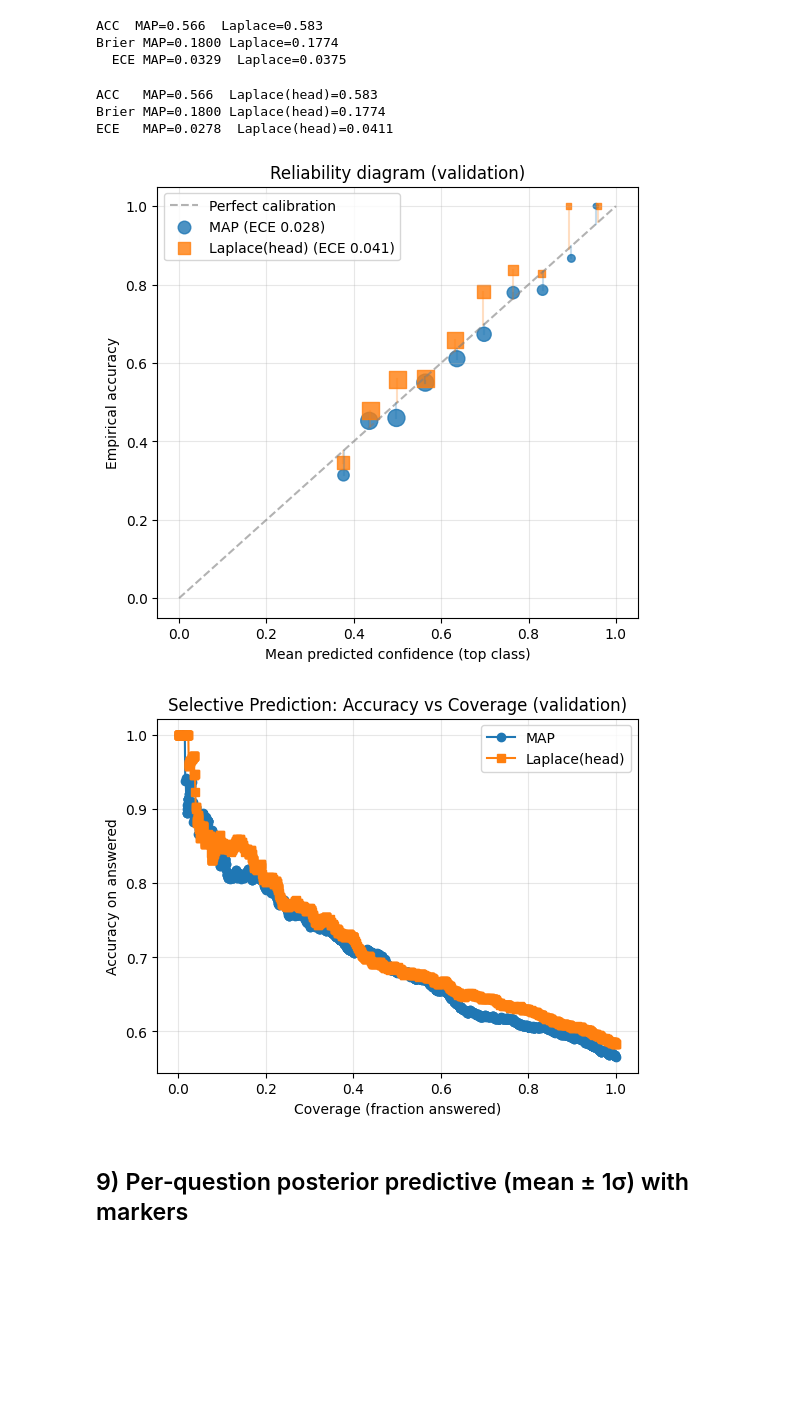
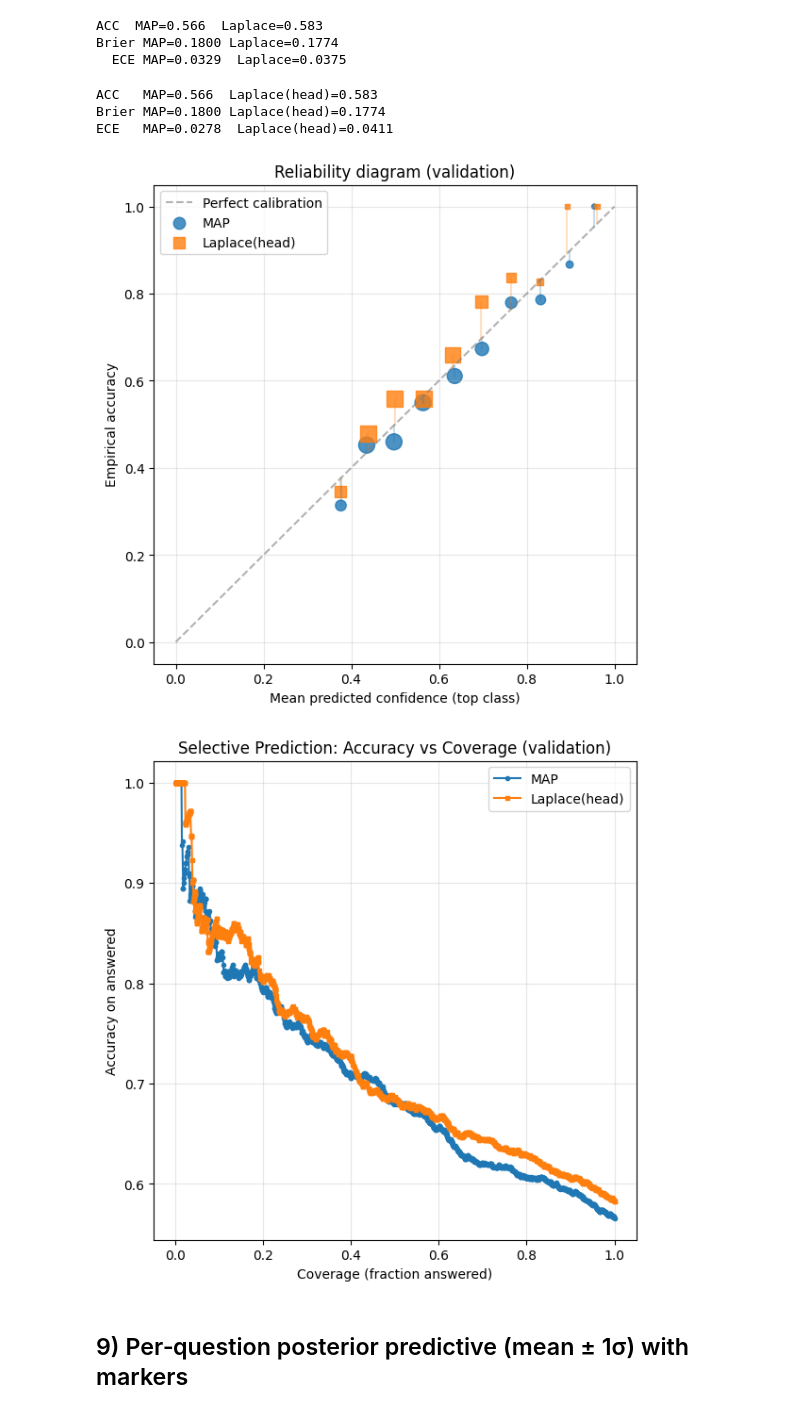
Before and after one commit to rdisipio/BayesianLM-QA, a Jupyter notebook: lora_laplace.ipynb, the cells around one changed output. Drawn from its saved outputs; the diff is of its cells as text; code cells hidden in the pictures; blank space fills up the shorter version.

Commit message:
plot style

```diff
--- a/lora_laplace.ipynb
+++ b/lora_laplace.ipynb
@@ -683,51 +683,51 @@ print(f"ECE   MAP={ece_map:.4f}  Laplace(head)={ece_lap:.4f}")
 m_m, a_m, c_m, n_m = reliability_points_equalwidth(p_te_map, y_te, n_bins=15)
 m_l, a_l, c_l, n_l = reliability_points_equalwidth(p_te_lap, y_te, n_bins=15)
 
-plt.figure(figsize=(6.2,5.6))
+plt.figure(figsize=(6.6,6.6))
 plt.plot([0,1],[0,1], '--', color='gray', alpha=0.6, label="Perfect calibration")
 # MAP points
-plt.scatter(c_m, a_m, s=np.clip(n_m, 15, 150), marker='o', alpha=0.8, label=f"MAP (ECE {ece_map:.3f})")
+plt.scatter(c_m, a_m, s=np.clip(n_m, 15, 150), marker='o', alpha=0.8, label=f"MAP")
 for cm, am in zip(c_m, a_m):
     plt.plot([cm, cm], [cm, am], color='C0', alpha=0.25)
 # Laplace points
-plt.scatter(c_l, a_l, s=np.clip(n_l, 15, 150), marker='s', alpha=0.8, label=f"Laplace(head) (ECE {ece_lap:.3f})")
+plt.scatter(c_l, a_l, s=np.clip(n_l, 15, 150), marker='s', alpha=0.8, label=f"Laplace(head)")
 for cl, al in zip(c_l, a_l):
     plt.plot([cl, cl], [cl, al], color='C1', alpha=0.25)
 
 plt.xlabel("Mean predicted confidence (top class)")
 plt.ylabel("Empirical accuracy")
 plt.title("Reliability diagram (validation)")
 plt.grid(True, alpha=0.3)
 plt.legend()
 plt.show()
 
 # --- Selective prediction: accuracy vs coverage ---
 conf_map = p_te_map.max(axis=1)
 conf_lap = p_te_lap.max(axis=1)
 taus = np.r_[0.0,
              np.sort(np.unique(np.round(np.concatenate([conf_map, conf_lap]), 4))),
              0.999]
 
 cov_acc_map = np.array([evaluate_with_abstention(p_te_map, y_te, tau=t) for t in taus])
 cov_acc_lap = np.array([evaluate_with_abstention(p_te_lap, y_te, tau=t) for t in taus])
 mask_m = ~np.isnan(cov_acc_map[:,1])
 mask_l = ~np.isnan(cov_acc_lap[:,1])
 
-plt.figure(figsize=(6.2,4.6))
-plt.plot(cov_acc_map[:,0][mask_m], cov_acc_map[:,1][mask_m], marker='o', label="MAP")
-plt.plot(cov_acc_lap[:,0][mask_l], cov_acc_lap[:,1][mask_l], marker='s', label="Laplace(head)")
+plt.figure(figsize=(6.6, 6.6))
+plt.plot(cov_acc_map[:,0][mask_m], cov_acc_map[:,1][mask_m], marker='o', markersize=3, label="MAP")
+plt.plot(cov_acc_lap[:,0][mask_l], cov_acc_lap[:,1][mask_l], marker='s', markersize=3, label="Laplace(head)")
 plt.xlabel("Coverage (fraction answered)")
 plt.ylabel("Accuracy on answered")
 plt.title("Selective Prediction: Accuracy vs Coverage (validation)")
 plt.grid(True, alpha=0.3)
 plt.legend()
 plt.show()
 # %% [output]
 ACC   MAP=0.566  Laplace(head)=0.583
 Brier MAP=0.1800 Laplace(head)=0.1774
 ECE   MAP=0.0278  Laplace(head)=0.0411
-[figure, old version]
+[figure, new version]
-[figure, old version]
+[figure, new version]
 # %%
 import pathlib
 out = pathlib.Path("artifacts/exp3_bertbase_lora_headlaplace_seed42"); out.mkdir(parents=True, exist_ok=True)
```
